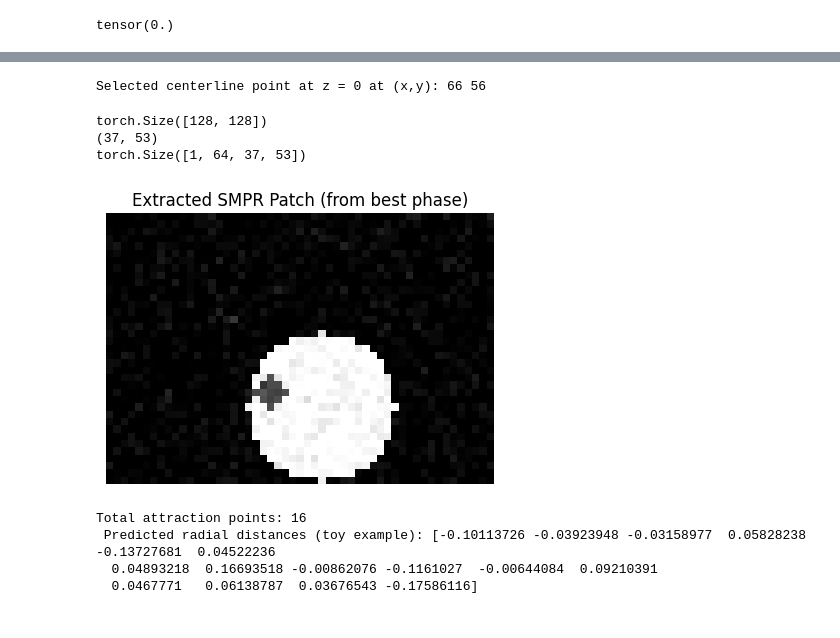
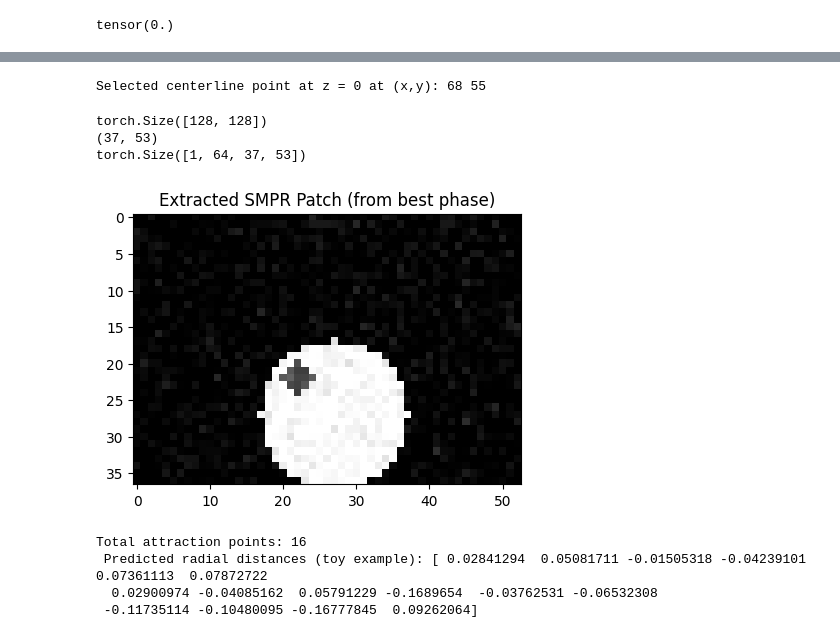
Before and after one commit to samhubs/fine-tuning-LLM, a Jupyter notebook: presentations_25feb/CCTA_pipeline_presentation.ipynb, the cells around one changed output, grey strips where cells are left out. Saved outputs shown, nothing was run; the diff lists cells and outputs as text; code cells hidden in the pictures.

```diff
--- a/presentations_25feb/CCTA_pipeline_presentation.ipynb
+++ b/presentations_25feb/CCTA_pipeline_presentation.ipynb
@@ -203,5 +202,5 @@ Mean: 0.49501514434814453
 # %%
-binary_mask = (segmentations < 0.48).float().squeeze()
+binary_mask = (segmentations < 0.54).float().squeeze()
 binary_mask[1,:, :].min()
 # %% [output]
 tensor(0.)
@@ -248,37 +249,36 @@ else:
     center_y, center_x = 64, 64  # fallback
 print("Selected centerline point at z =", 0, "at (x,y):", center_x, center_y)
 # %% [output]
-Selected centerline point at z = 0 at (x,y): 66 56
+Selected centerline point at z = 0 at (x,y): 68 55
 # %%
-# Extract a cross-sectional patch (SMPR) from the best phase.
+# cross-sectional patch (SMPR) from the best phase
 patch_h, patch_w = 37, 53
 half_h, half_w = patch_h // 2, patch_w // 2
 
 slice_img = best_phase[ :, :, 0]
 print(slice_img.shape)
 patch = slice_img[
     max(0, center_y - half_h):min(input_shape[0], center_y + half_h + 1),
     max(0, center_x - half_w):min(input_shape[1], center_x + half_w + 1)
 ]
 
 # Pad patch if necessary (to ensure fixed patch size)
 pad_h = patch_h - patch.shape[0]
 pad_w = patch_w - patch.shape[1]
 patch_padded = np.pad(patch, ((0, pad_h), (0, pad_w)), mode='constant', constant_values=0)
 print(patch_padded.shape)
 smpr_patch = np.stack([patch_padded] * 64, axis=0)  # shape: (64, patch_h, patch_w)
 smpr_patch = torch.from_numpy(smpr_patch).unsqueeze(0).float()  # shape: (1,64,patch_h,patch_w)
 print(smpr_patch.shape)
 plt.figure(figsize=(5,5))
 plt.imshow(patch_padded, cmap='gray')
 plt.title("Extracted SMPR Patch (from best phase)")
-plt.axis('off')
 plt.show()
 # %% [output]
 torch.Size([128, 128])
 (37, 53)
 torch.Size([1, 64, 37, 53])
-[figure, old version]
+[figure, new version]
 # %%
 class DummyContourRegressor(nn.Module):
     def __init__(self, num_points=16):
@@ -301,6 +301,6 @@ predicted_radii = regressor(smpr_patch).squeeze().detach().numpy()
 print(f"Total attraction points: {len(predicted_radii)} \n Predicted radial distances (toy example): {predicted_radii}")
 # %% [output]
 Total attraction points: 16
- Predicted radial distances (toy example): [-0.10113726 -0.03923948 -0.03158977  0.05828238 -0.13727681  0.04522236
-  0.04893218  0.16693518 -0.00862076 -0.1161027  -0.00644084  0.09210391
-  0.0467771   0.06138787  0.03676543 -0.17586116]
+ Predicted radial distances (toy example): [ 0.02841294  0.05081711 -0.01505318 -0.04239101  0.07361113  0.07872722
+  0.02900974 -0.04085162  0.05791229 -0.1689654  -0.03762531 -0.06532308
+ -0.11735114 -0.10480095 -0.16777845  0.09262064]
```
Also changed, not shown: parts of 14 cells of this notebook.
